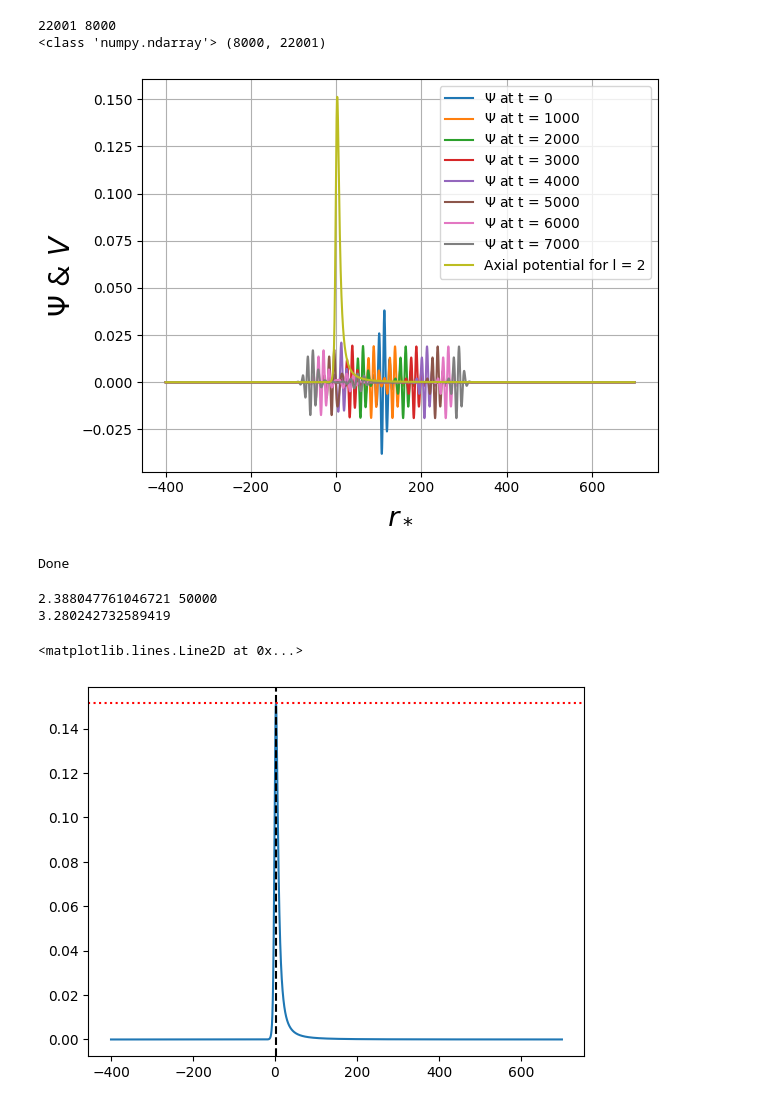
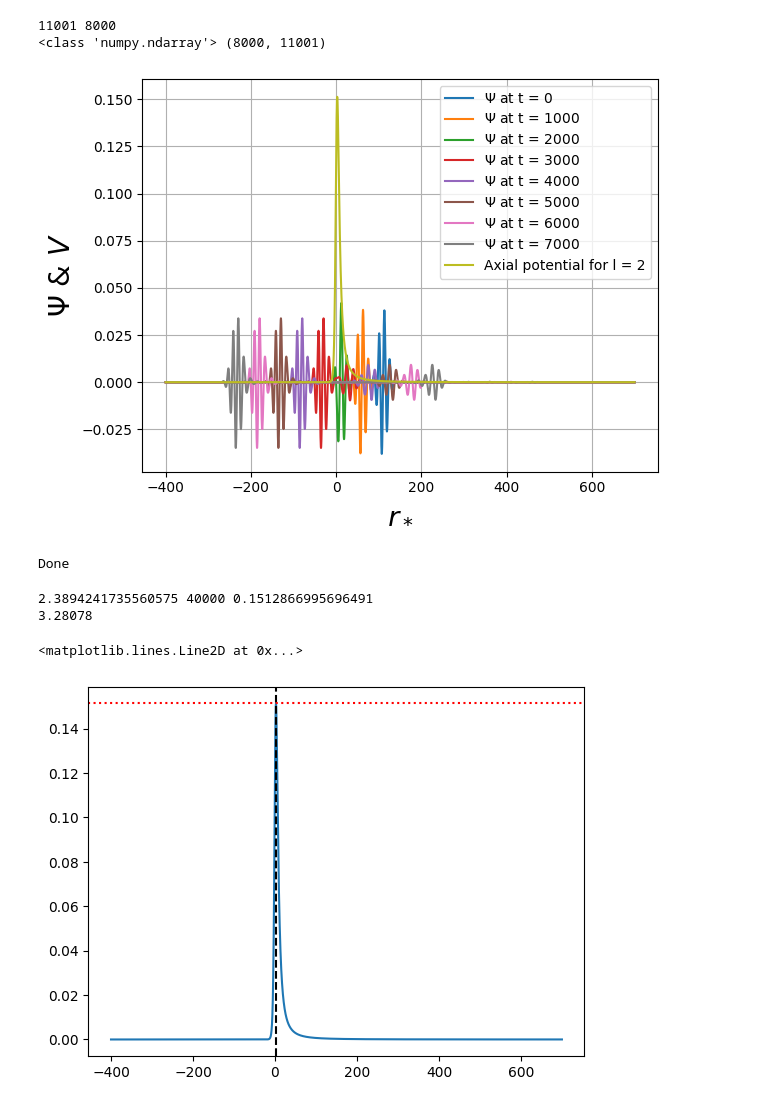
Before and after one commit to dakeerie/MSci-Project, a Jupyter notebook: Leapfrog RWZ.ipynb, the cells around one changed output. Cells and saved outputs as stored; diff of their text form; code cells hidden in the pictures.

Commit message:
Added first time derivative to leapfrog algorithm

```diff
--- a/Leapfrog RWZ.ipynb
+++ b/Leapfrog RWZ.ipynb
@@ -49,7 +56,7 @@ c = 1
 l = 2
 
 #Define grid
-dx = 0.05
+dx = 0.1
 dt = 0.5*dx
 rstar = np.arange(-400*M, (700+dx)*M, dx)
 r = rstar_to_r(rstar, M)
@@ -62,10 +69,11 @@ width = 10*M
 rstar0 = 110*M
 omega = 0.5
 Psi0 = 1/(np.sqrt(2*np.pi*width**2))*np.exp(-(rstar - rstar0)**2/(2*width**2))*np.exp(-j*omega*rstar)
+dPsi0 = (-j*omega - (rstar - rstar0)/width**2)*Psi0
 
 #Solver function
 def leapfrog(rstar: np.ndarray, tsteps: int, mass: float, mode: int, parity: str,
-            y0: np.ndarray, dx: float, dt: float):
+            y0: np.ndarray, dydt0: np.ndarray, dx: float, dt: float):
 
     if dt > dx:
         raise ValueError("CFL condition, dt <= dx must hold for stable solver")
@@ -74,43 +82,46 @@ def leapfrog(rstar: np.ndarray, tsteps: int, mass: float, mode: int, parity: str
 
     psi_arr = np.zeros((len(rstar), tsteps), dtype = y0.dtype)
     psi_arr[:, 0] = y0
-    psi_arr[1:-1, 1] = psi_arr[1:-1, 0] + 0.5*(dt/dx)**2*(psi_arr[2:, 0] +
+    psi_arr[1:-1, 1] = psi_arr[1:-1, 0] + dt*dydt0[1:-1]
+    0.5*(dt/dx)**2*(psi_arr[2:, 0] +
         psi_arr[:-2, 0] - 2*psi_arr[1:-1, 0]) - 0.5*V[1:-1]*psi_arr[1:-1, 0]*dt**2
 
     for q in range(1, tsteps - 1):
         psi_arr[1:-1, q + 1] = (2*psi_arr[1:-1, q] - psi_arr[1:-1, q - 1]
             + (dt/dx)**2*(psi_arr[2:, q] + psi_arr[:-2, q] - 2*psi_arr[1:-1, q])
             - V[1:-1]*psi_arr[1:-1, q]*dt**2
         )
         psi_arr[0, q + 1] = (1-dt/dx)*psi_arr[0, q] + dt/dx*psi_arr[1, q]
         psi_arr[-1, q + 1] = (1 - dt/dx)*psi_arr[-1, q] + dt/dx*psi_arr[-2, q]
 
     return psi_arr
 
 #Solve
-Psi = leapfrog(rstar, Nt, M, l, 'axial', Psi0, dx, dt)
+Psi = leapfrog(rstar, Nt, M, l, 'axial', Psi0, dPsi0, dx, dt)
 Psi = Psi.transpose()
-rstar_V = np.linspace(rstar[0], rstar[-1], 50000)
+rstar_V1 = np.linspace(rstar[0], r_to_rstar(3.28078, M)*M, 20000)
+rstar_V2 = np.linspace(rstar_V1[-1], rstar[-1], 20000)
+rstar_V = np.concatenate((rstar_V1, rstar_V2))
 r = rstar_to_r(rstar_V, M)
 V_axial = Vpm(r, M, 2, 'axial')
 times = np.arange(Nt)*dt
 print(type(Psi), Psi.shape)
 
 plt.figure()
 for t in range(Nt):
     if t % 1000 == 0:
         plt.plot(rstar, Psi[t, :].real, label = rf'$\Psi$ at t = {t}')
 plt.plot(rstar_V, V_axial, label = 'Axial potential for l = 2')
 plt.xlabel(r'$r_*$', fontsize = 20)
 plt.ylabel(r'$\Psi$ & $V$', fontsize = 20)
 plt.legend()
 plt.tight_layout()
 plt.grid(True)
 plt.show()
 # %% [output]
-22001 8000
-<class 'numpy.ndarray'> (8000, 22001)
+11001 8000
+<class 'numpy.ndarray'> (8000, 11001)
-[figure, old version]
+[figure, new version]
 # %%
 value = 100
 def create_frame(n, x, wave):
@@ -150,9 +161,8 @@ print('Done')
 # %% [output]
 Done
 # %%
-M = 1.0
 index = np.argmax(V_axial)
-print(rstar_V[index], len(rstar_V))
+print(rstar_V[index], len(rstar_V), np.max(V_axial))
 print(rstar_to_r(rstar_V[index], 1))
 
 plt.figure()
@@ -160,8 +170,8 @@ plt.plot(rstar_V, V_axial)
 plt.axvline(rstar_V[index], 0, 1, linestyle = '--', color = 'k')
 plt.axhline(np.max(V_axial), 0, 1, linestyle = ':', color = 'red')
 # %% [output]
-2.388047761046721 50000
-3.280242732589419
+2.3894241735560575 40000 0.1512866995696491
+3.28078
 <matplotlib.lines.Line2D at 0x...>
 [figure]
 # %%
```
Also changed, not shown: parts of 4 cells of this notebook, 1 other file.
